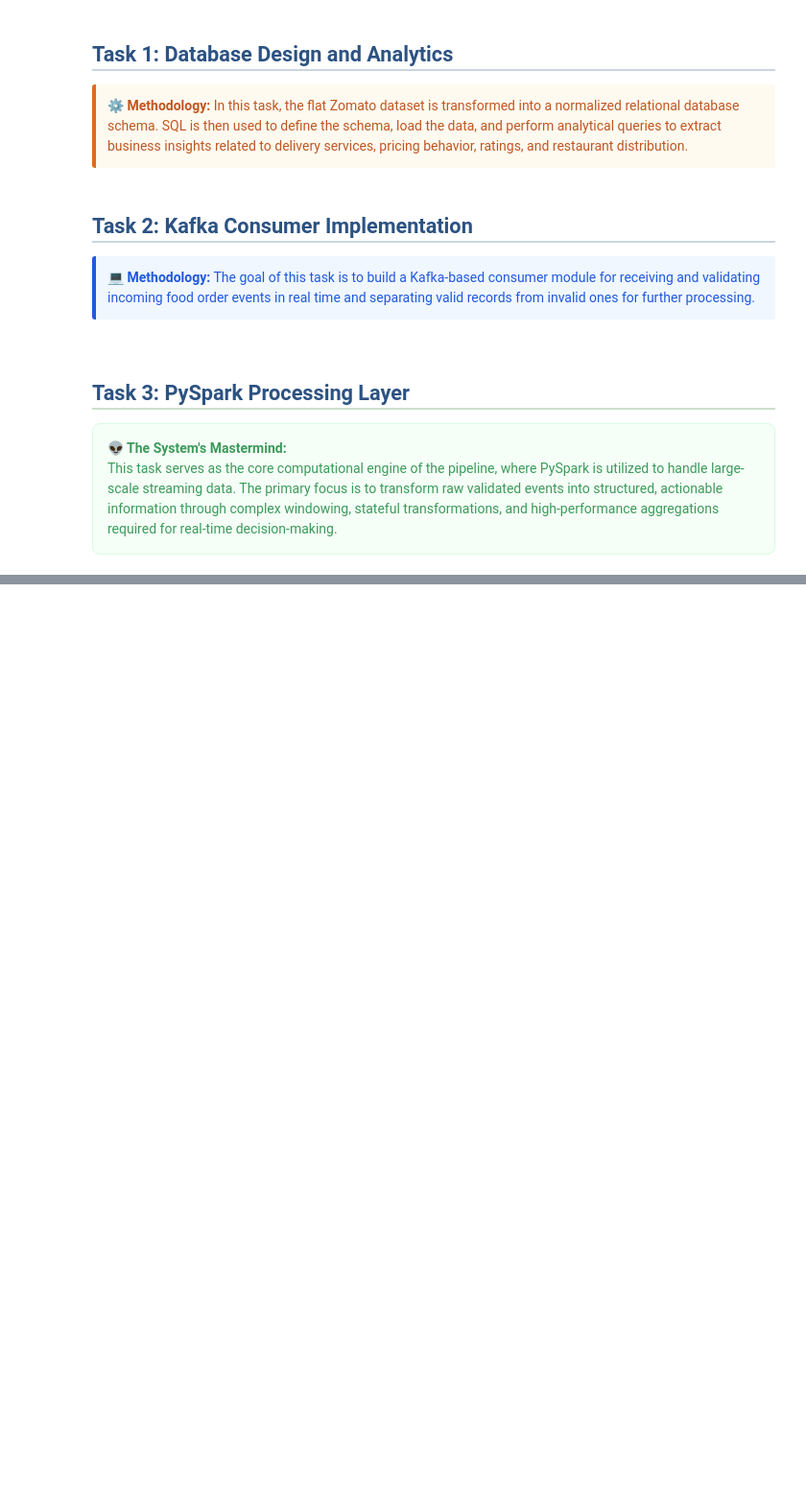
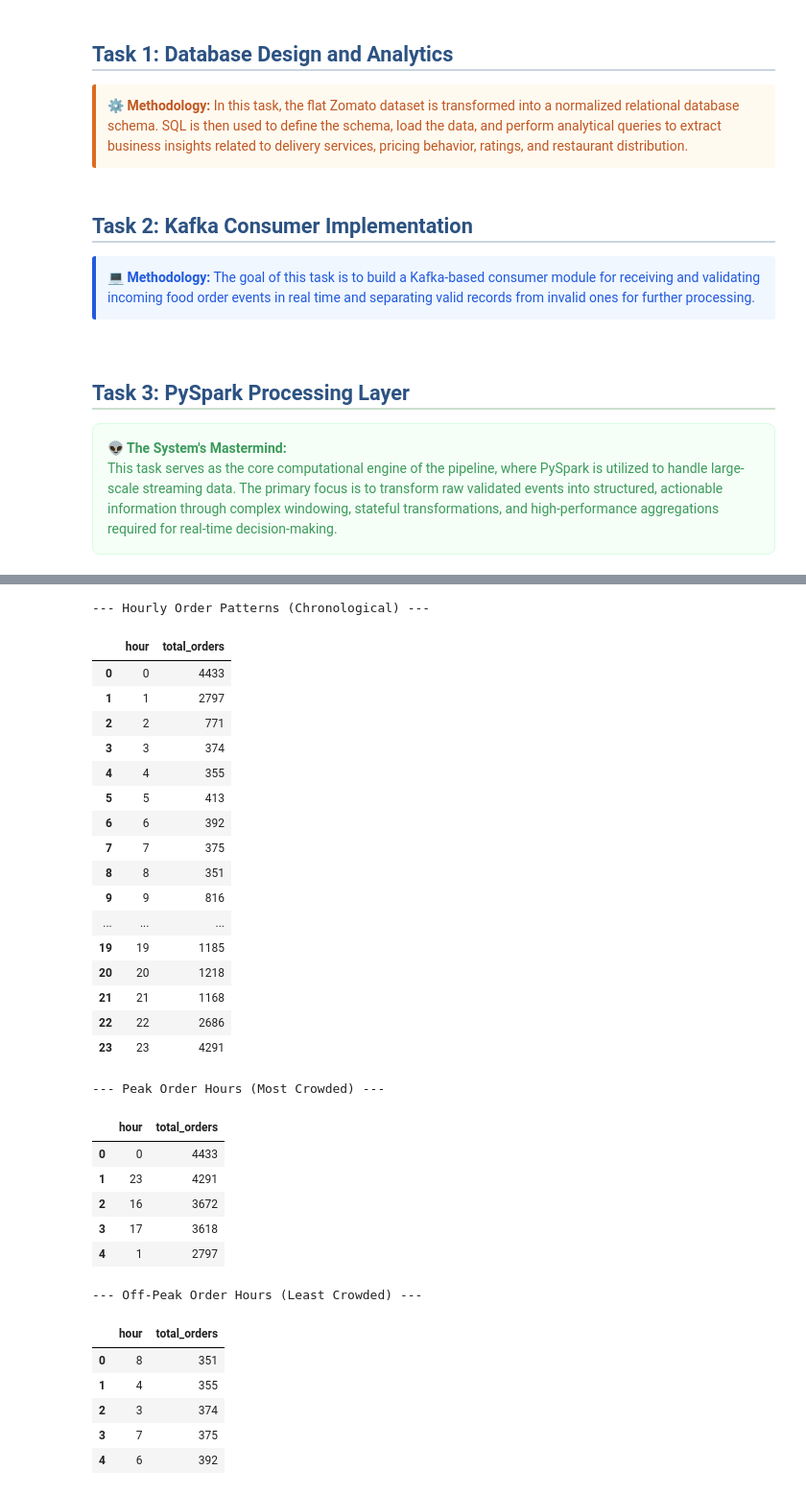
Before and after one commit to Parsa-Saeednia/UT-DataScience-Spring2026, a Jupyter notebook: Assignments/CA2/implementation.ipynb, the cells around one changed output, grey strips where cells are left out. Shown at 96% size. Cells and saved outputs as stored; diff of their text form; code cells hidden in the pictures; blank space fills up the shorter version.

```diff
--- a/Assignments/CA2/implementation.ipynb
+++ b/Assignments/CA2/implementation.ipynb
@@ -44,0 +256,58 @@ This notebook contains the programmatic implementation for Assignment 2. It focu
+# %%
+def analyze_hourly_patterns(df: DataFrame) -> DataFrame:
+    return df.withColumn("hour", hour(to_timestamp(col("order_time")))) \
+             .groupBy("hour") \
+             .agg(count("*").alias("total_orders"))
+
+def get_peak_hours(hourly_df: DataFrame) -> DataFrame:
+    return hourly_df.orderBy(desc("total_orders"))
+
+def get_off_peak_hours(hourly_df: DataFrame) -> DataFrame:
+    return hourly_df.orderBy(asc("total_orders"))
+
+hourly_patterns_df = analyze_hourly_patterns(historical_df)
+
+print("--- Hourly Order Patterns (Chronological) ---")
+chronological_df = hourly_patterns_df.orderBy("hour")
+display(chronological_df.toPandas())
+
+print("--- Peak Order Hours (Most Crowded) ---")
+peak_hours_df = get_peak_hours(hourly_patterns_df)
+display(peak_hours_df.limit(5).toPandas())
+
+print("--- Off-Peak Order Hours (Least Crowded) ---")
+off_peak_hours_df = get_off_peak_hours(hourly_patterns_df)
+display(off_peak_hours_df.limit(5).toPandas())
+# %% [output]
+--- Hourly Order Patterns (Chronological) ---
+|  | hour | total_orders |
+| 0 | 0 | 4433 |
+| 1 | 1 | 2797 |
+| 2 | 2 | 771 |
+| 3 | 3 | 374 |
+| 4 | 4 | 355 |
+| 5 | 5 | 413 |
+| 6 | 6 | 392 |
+| 7 | 7 | 375 |
+| 8 | 8 | 351 |
+| 9 | 9 | 816 |
+| ... | ... | ... |
+| 19 | 19 | 1185 |
+| 20 | 20 | 1218 |
+| 21 | 21 | 1168 |
+| 22 | 22 | 2686 |
+| 23 | 23 | 4291 |
+--- Peak Order Hours (Most Crowded) ---
+|  | hour | total_orders |
+| 0 | 0 | 4433 |
+| 1 | 23 | 4291 |
+| 2 | 16 | 3672 |
+| 3 | 17 | 3618 |
+| 4 | 1 | 2797 |
+--- Off-Peak Order Hours (Least Crowded) ---
+|  | hour | total_orders |
+| 0 | 8 | 351 |
+| 1 | 4 | 355 |
+| 2 | 3 | 374 |
+| 3 | 7 | 375 |
+| 4 | 6 | 392 |
```
Also changed, not shown: parts of 25 cells of this notebook.
